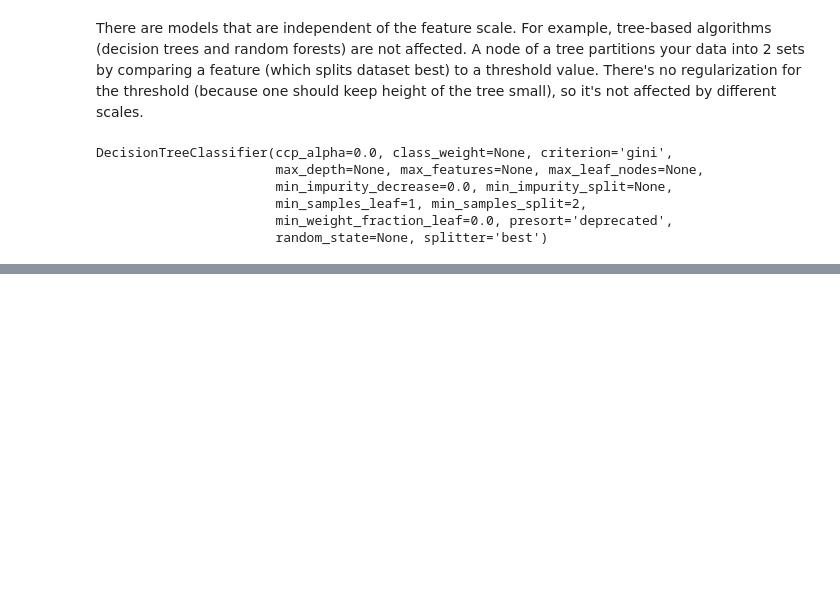
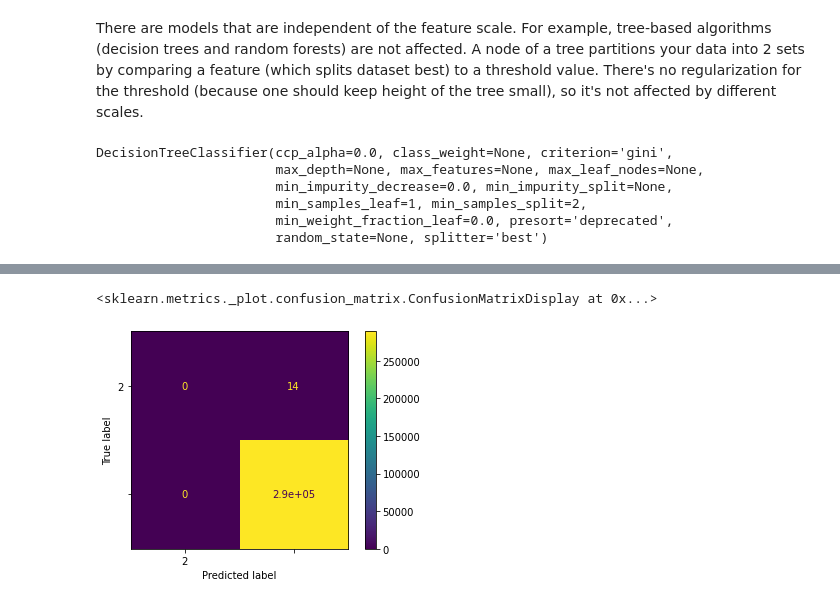
Before and after one commit to tejuskaw/mypynb, a Jupyter notebook: random_forest_part_2 (1).ipynb, the cells around one changed output, grey strips where cells are left out. Saved outputs shown, nothing was run; the diff lists cells and outputs as text; code cells hidden in the pictures; blank space fills up the shorter version.

```diff
--- a/random_forest_part_2 (1).ipynb
+++ b/random_forest_part_2 (1).ipynb
@@ -189,0 +213,5 @@ model2.score(X_test , Y_test)
+# %%
+ConfusionMatrixDisplay(cum1 , display_labels=(2,)).plot()
+# %% [output]
+<sklearn.metrics._plot.confusion_matrix.ConfusionMatrixDisplay at 0x...>
+[figure, added]
```
Also changed, not shown: parts of 10 cells of this notebook.
